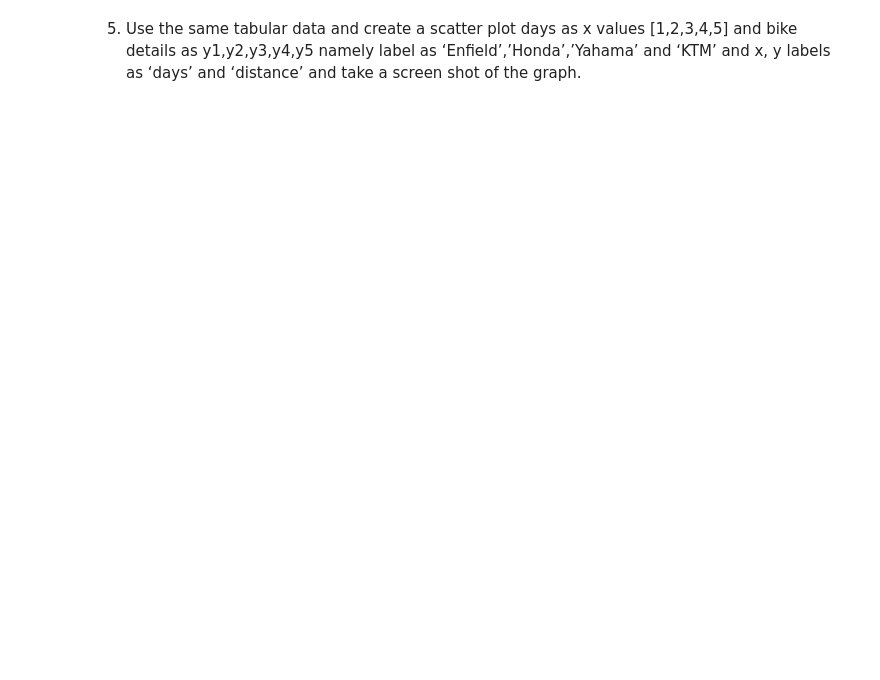
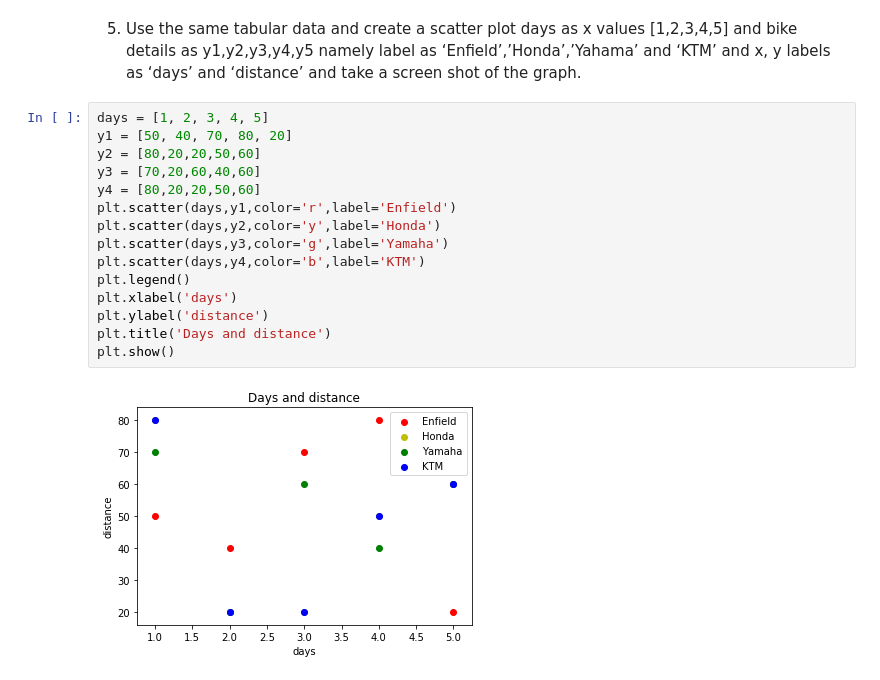
Before and after one commit to venkat2ram/Python, a Jupyter notebook: Asgn2_matplotlib.ipynb, the cells around one changed output. Saved outputs shown, nothing was run; the diff lists cells and outputs as text; blank space fills up the shorter version.

```diff
--- a/Asgn2_matplotlib.ipynb
+++ b/Asgn2_matplotlib.ipynb
@@ -50,2 +63,19 @@ color=['r', 'y', 'g','b']
 # %% [markdown]
 5.	Use the same tabular data and create a scatter plot days as x values [1,2,3,4,5] and bike details as y1,y2,y3,y4,y5 namely label as ‘Enfield’,’Honda’,’Yahama’ and ‘KTM’ and x, y labels as ‘days’ and ‘distance’ and take a screen shot of the graph.
+# %%
+days = [1, 2, 3, 4, 5]
+y1 = [50, 40, 70, 80, 20]
+y2 = [80,20,20,50,60]
+y3 = [70,20,60,40,60]
+y4 = [80,20,20,50,60]
+plt.scatter(days,y1,color='r',label='Enfield')
+plt.scatter(days,y2,color='y',label='Honda')
+plt.scatter(days,y3,color='g',label='Yamaha')
+plt.scatter(days,y4,color='b',label='KTM')
+plt.legend()
+plt.xlabel('days')
+plt.ylabel('distance')
+plt.title('Days and distance')
+plt.show()
+# %% [output]
+[figure, added]
```
Also changed, not shown: parts of 3 cells of this notebook.
